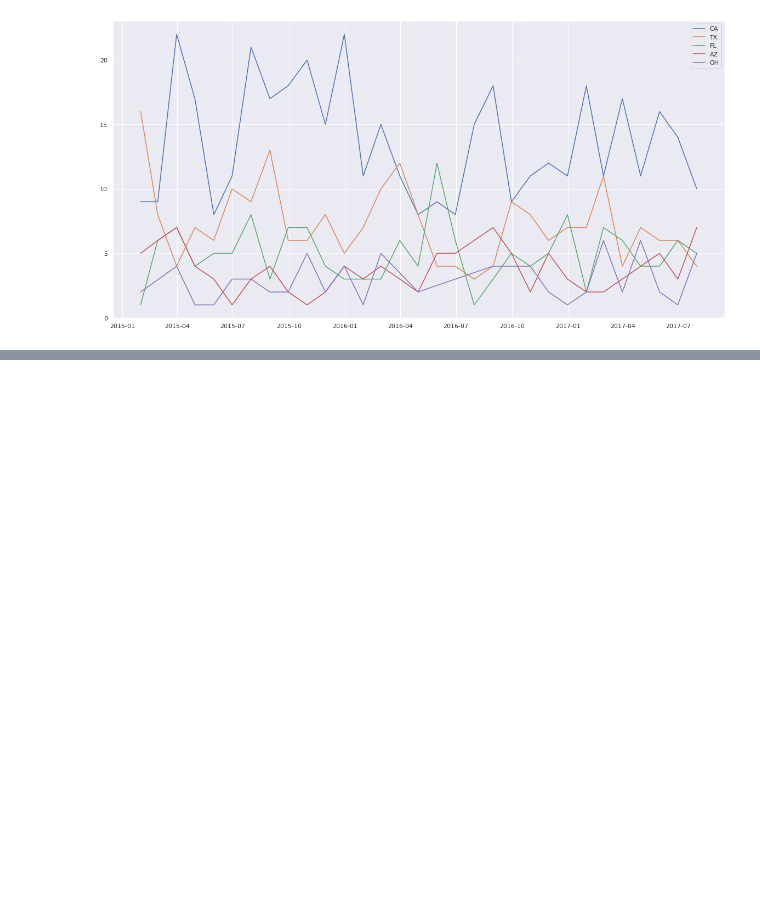
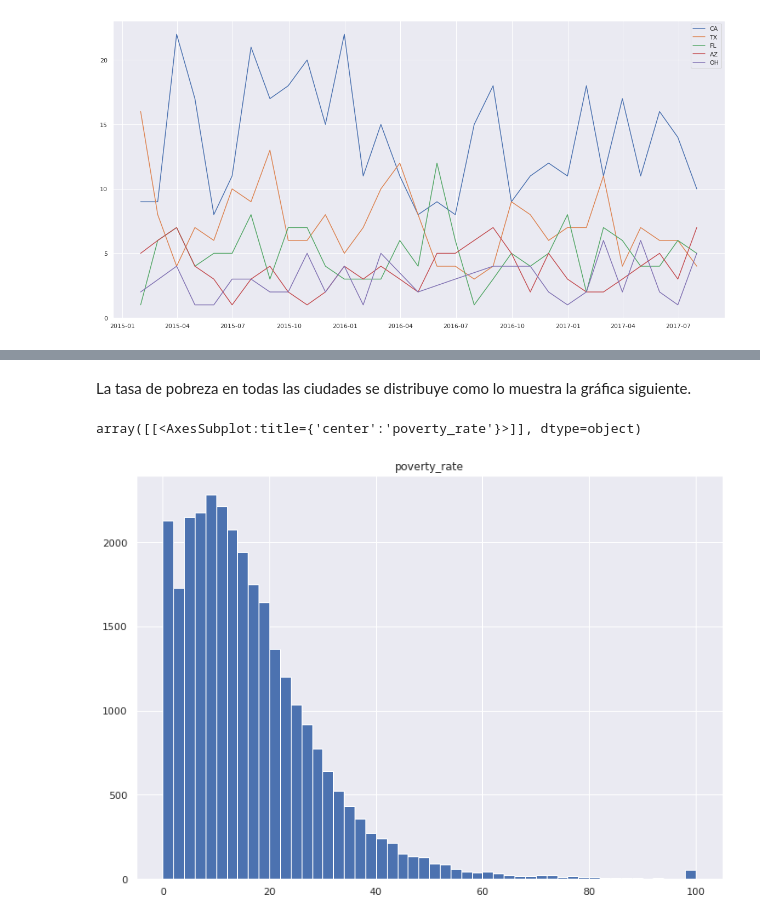
Before and after one commit to JuanseGomezM/QuantumConnexion, a Jupyter notebook: PruebaQuantumConnexion_JGomezM.ipynb, the cells around one changed output, grey strips where cells are left out. Cells and saved outputs as stored; diff of their text form; code cells hidden in the pictures; blank space fills up the shorter version.

```diff
--- a/PruebaQuantumConnexion_JGomezM.ipynb
+++ b/PruebaQuantumConnexion_JGomezM.ipynb
@@ -442,0 +509,7 @@ plt.show()
+# %% [markdown]
+La tasa de pobreza en todas las ciudades se distribuye como lo muestra la gráfica siguiente.
+# %%
+df_merged.hist(column='poverty_rate', bins=50)
+# %% [output]
+array([[<AxesSubplot:title={'center':'poverty_rate'}>]], dtype=object)
+[figure, added]
```
Also changed, not shown: parts of 64 cells of this notebook.
